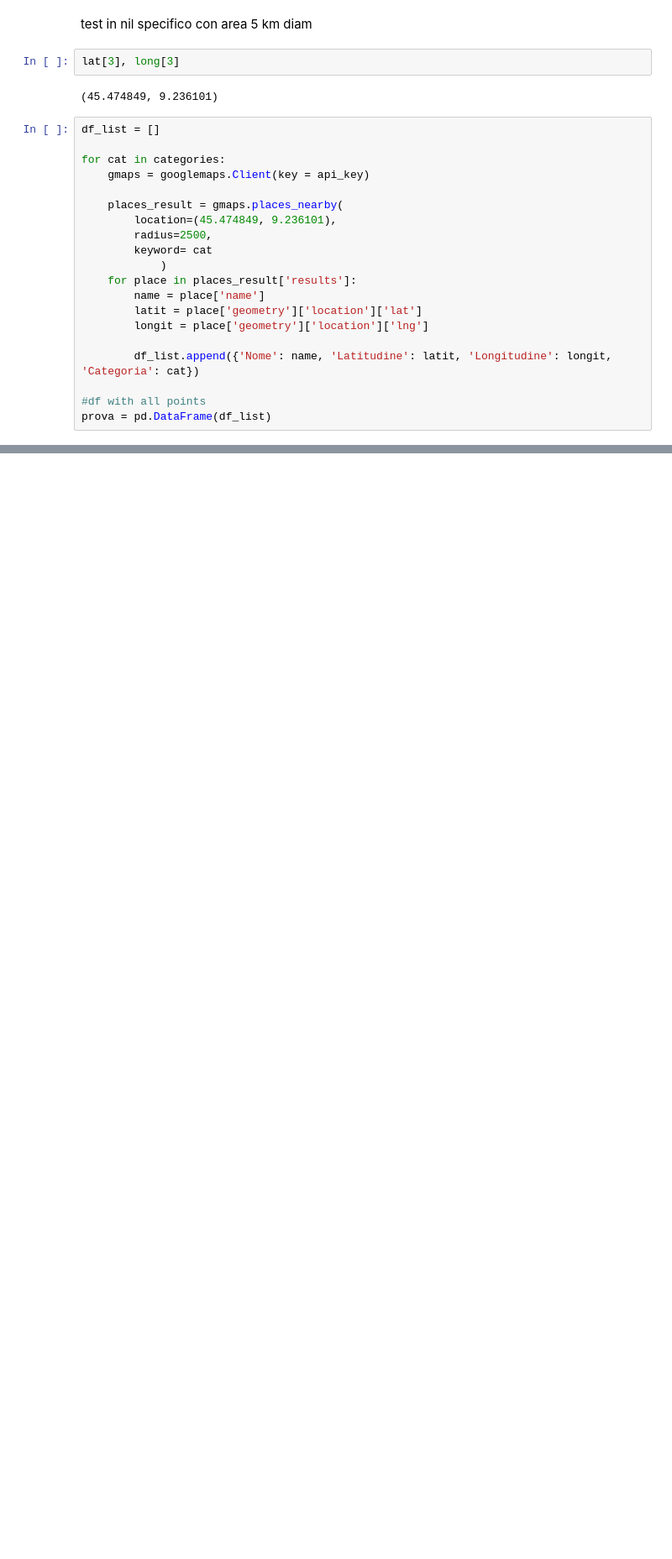
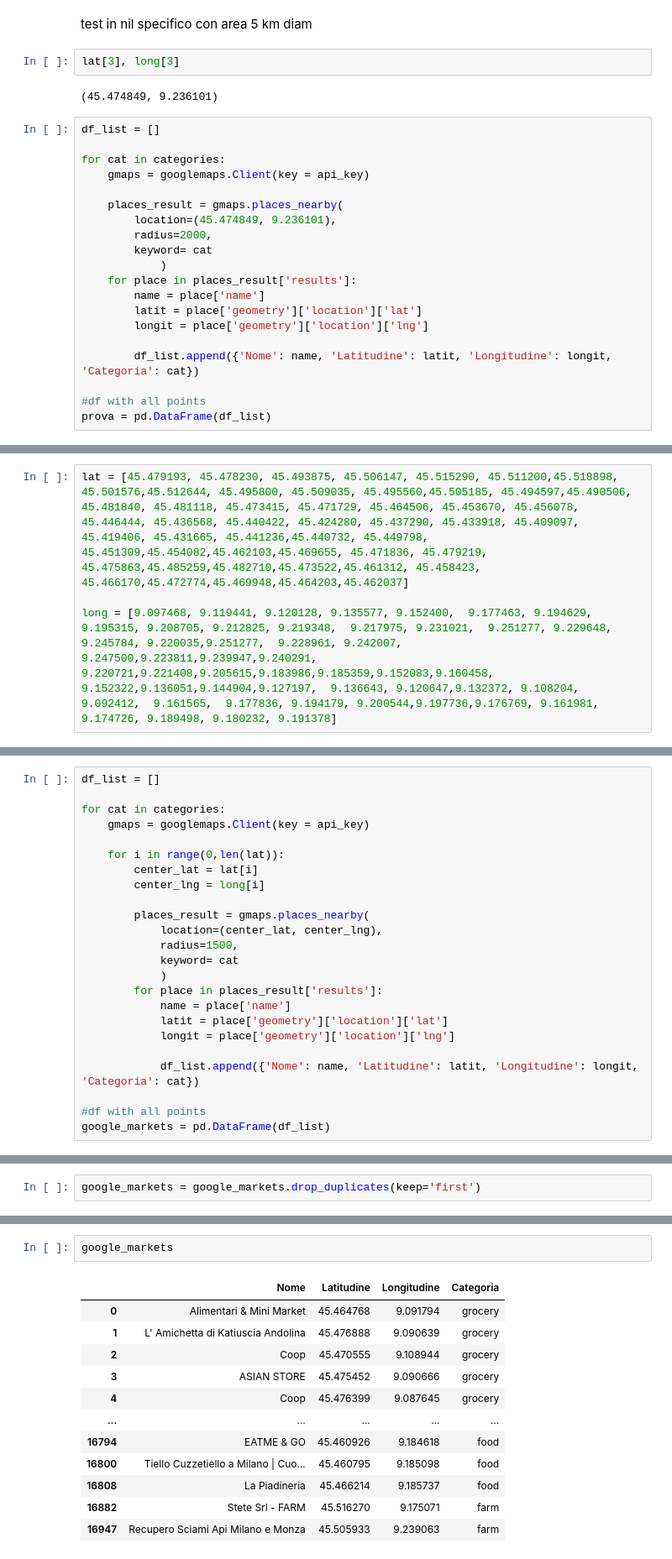
Before and after one commit to SilviaGrosso/commercial-activities-Milan, a Jupyter notebook: prove_google.ipynb, the cells around one changed output, grey strips where cells are left out. Shown: that part at 84% size. Saved outputs shown, nothing was run; the diff lists cells and outputs as text; blank space fills up the shorter version.

Commit message:
provev google

```diff
--- a/prove_google.ipynb
+++ b/prove_google.ipynb
@@ -178,7 +174,7 @@ for cat in categories:
 
     places_result = gmaps.places_nearby(
         location=(45.474849, 9.236101),
-        radius=2500,
+        radius=2000,
         keyword= cat
             )
     for place in places_result['results']:
@@ -209,0 +208,4 @@ fig.show()
+# %%
+lat = [45.479193, 45.478230, 45.493875, 45.506147, 45.515290, 45.511200,45.518898, 45.501576,45.512644, 45.495800, 45.509035, 45.495560,45.505185, 45.494597,45.490506, 45.481840, 45.481118, 45.473415, 45.471729, 45.464506, 45.453670, 45.456078, 45.446444, 45.436568, 45.440422, 45.424280, 45.437290, 45.433918, 45.409097, 45.419406, 45.431665, 45.441236,45.440732, 45.449798, 45.451309,45.454082,45.462103,45.469655, 45.471836, 45.479219, 45.475863,45.485259,45.482710,45.473522,45.461312, 45.458423, 45.466170,45.472774,45.469948,45.464203,45.462037]
+
+long = [9.097468, 9.119441, 9.120128, 9.135577, 9.152400,  9.177463, 9.194629,  9.195315, 9.208705, 9.212825, 9.219348,  9.217975, 9.231021,  9.251277, 9.229648, 9.245784, 9.220035,9.251277,  9.228961, 9.242007, 9.247500,9.223811,9.239947,9.240291, 9.220721,9.221408,9.205615,9.183986,9.185359,9.152083,9.160458, 9.152322,9.136051,9.144904,9.127197,  9.136643, 9.120647,9.132372, 9.108204, 9.092412,  9.161565,  9.177836, 9.194179, 9.200544,9.197736,9.176769, 9.161981,  9.174726, 9.189498, 9.180232, 9.191378]
@@ -209,0 +216,24 @@ fig.show()
+# %%
+df_list = []
+
+for cat in categories:
+    gmaps = googlemaps.Client(key = api_key)
+
+    for i in range(0,len(lat)):
+        center_lat = lat[i]
+        center_lng = long[i]
+
+        places_result = gmaps.places_nearby(
+            location=(center_lat, center_lng),
+            radius=1500,
+            keyword= cat
+            )
+        for place in places_result['results']:
+            name = place['name']
+            latit = place['geometry']['location']['lat']
+            longit = place['geometry']['location']['lng']
+
+            df_list.append({'Nome': name, 'Latitudine': latit, 'Longitudine': longit, 'Categoria': cat})
+
+#df with all points
+google_markets = pd.DataFrame(df_list)
@@ -209,0 +242,2 @@ fig.show()
+# %%
+google_markets = google_markets.drop_duplicates(keep='first')
@@ -209,0 +265,15 @@ fig.show()
+# %%
+google_markets
+# %% [output]
+|  | Nome | Latitudine | Longitudine | Categoria |
+| 0 | Alimentari & Mini Market | 45.464768 | 9.091794 | grocery |
+| 1 | L' Amichetta di Katiuscia Andolina | 45.476888 | 9.090639 | grocery |
+| 2 | Coop | 45.470555 | 9.108944 | grocery |
+| 3 | ASIAN STORE | 45.475452 | 9.090666 | grocery |
+| 4 | Coop | 45.476399 | 9.087645 | grocery |
+| ... | ... | ... | ... | ... |
+| 16794 | EATME & GO | 45.460926 | 9.184618 | food |
+| 16800 | Tiello Cuzzetiello a Milano | Cuo... | 45.460795 | 9.185098 | food |
+| 16808 | La Piadineria | 45.466214 | 9.185737 | food |
+| 16882 | Stete Srl - FARM | 45.516270 | 9.175071 | farm |
+| 16947 | Recupero Sciami Api Milano e Monza | 45.505933 | 9.239063 | farm |
```
Also changed, not shown: parts of 13 cells of this notebook.
